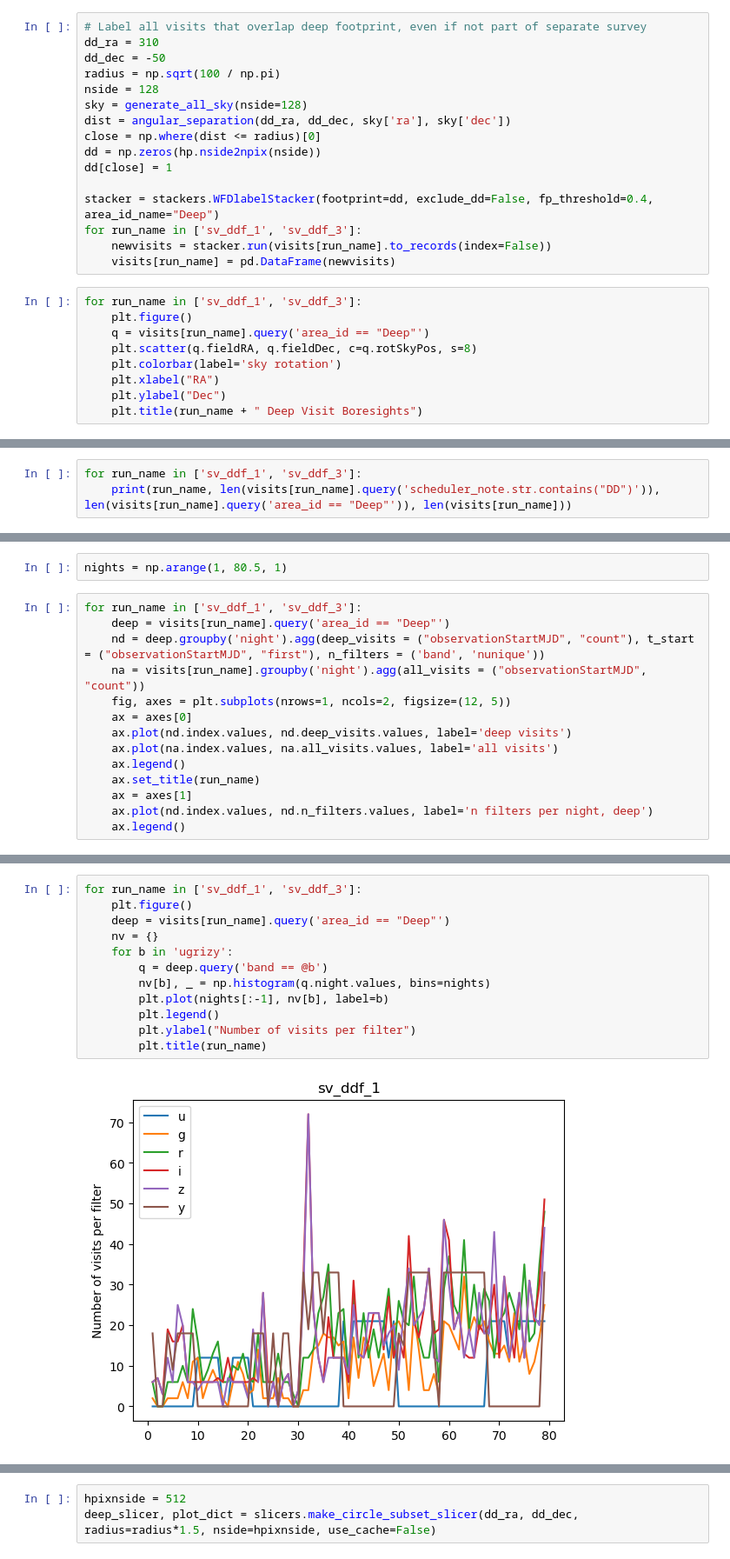
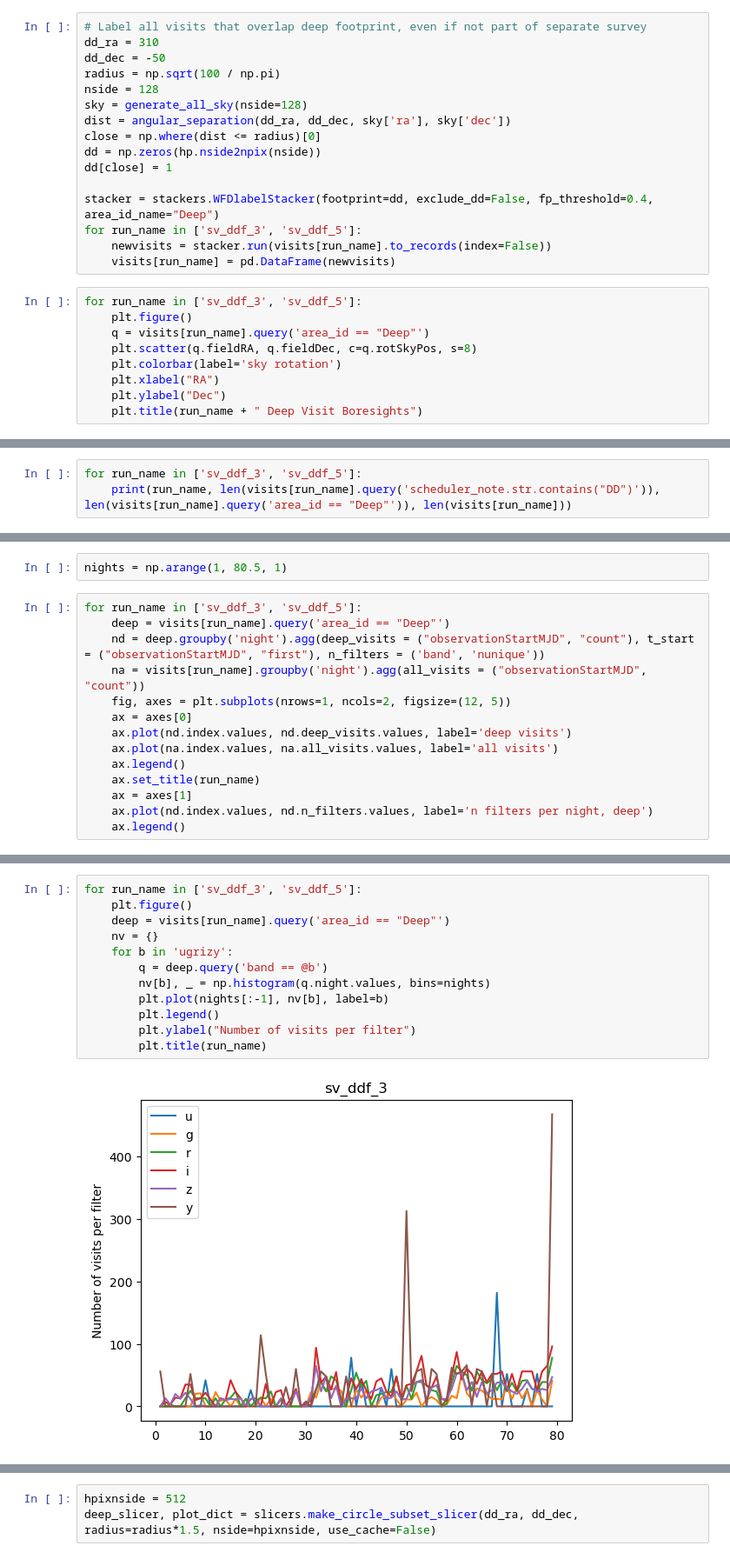
Before and after one commit to lsst-sims/lsstcam_sv, a Jupyter notebook: Comparisons.ipynb, the cells around one changed output, grey strips where cells are left out. Shown: that part at 87% size. Drawn from its saved outputs; the diff is of its cells as text.

```diff
--- a/Comparisons.ipynb
+++ b/Comparisons.ipynb
@@ -60,11 +60,11 @@ dd = np.zeros(hp.nside2npix(nside))
 dd[close] = 1
 
 stacker = stackers.WFDlabelStacker(footprint=dd, exclude_dd=False, fp_threshold=0.4, area_id_name="Deep")
-for run_name in ['sv_ddf_1', 'sv_ddf_3']:
+for run_name in ['sv_ddf_3', 'sv_ddf_5']:
     newvisits = stacker.run(visits[run_name].to_records(index=False))
     visits[run_name] = pd.DataFrame(newvisits)
 # %%
-for run_name in ['sv_ddf_1', 'sv_ddf_3']:
+for run_name in ['sv_ddf_3', 'sv_ddf_5']:
     plt.figure()
     q = visits[run_name].query('area_id == "Deep"')
     plt.scatter(q.fieldRA, q.fieldDec, c=q.rotSkyPos, s=8)
@@ -78,4 +78,4 @@ for run_name in ['sv_ddf_1', 'sv_ddf_3']:
 # %%
-for run_name in ['sv_ddf_1', 'sv_ddf_3']:
+for run_name in ['sv_ddf_3', 'sv_ddf_5']:
     print(run_name, len(visits[run_name].query('scheduler_note.str.contains("DD")')), len(visits[run_name].query('area_id == "Deep"')), len(visits[run_name]))
 # %% [output]
@@ -106,7 +106,7 @@ model_obs.setup_telescope(
 # %%
 nights = np.arange(1, 80.5, 1)
 # %%
-for run_name in ['sv_ddf_1', 'sv_ddf_3']:
+for run_name in ['sv_ddf_3', 'sv_ddf_5']:
     deep = visits[run_name].query('area_id == "Deep"')
     nd = deep.groupby('night').agg(deep_visits = ("observationStartMJD", "count"), t_start = ("observationStartMJD", "first"), n_filters = ('band', 'nunique'))
     na = visits[run_name].groupby('night').agg(all_visits = ("observationStartMJD", "count"))
@@ -125,14 +125,14 @@ for run_name in ['sv_ddf_1', 'sv_ddf_3']:
 # %%
-for run_name in ['sv_ddf_1', 'sv_ddf_3']:
+for run_name in ['sv_ddf_3', 'sv_ddf_5']:
     plt.figure()
     deep = visits[run_name].query('area_id == "Deep"')
     nv = {}
     for b in 'ugrizy':
         q = deep.query('band == @b')
         nv[b], _ = np.histogram(q.night.values, bins=nights)
         plt.plot(nights[:-1], nv[b], label=b)
         plt.legend()
         plt.ylabel("Number of visits per filter")
         plt.title(run_name)
 # %% [output]
-[figure, old version]
+[figure, new version]
```
Also changed, not shown: parts of 7 cells of this notebook, 2 other files.
